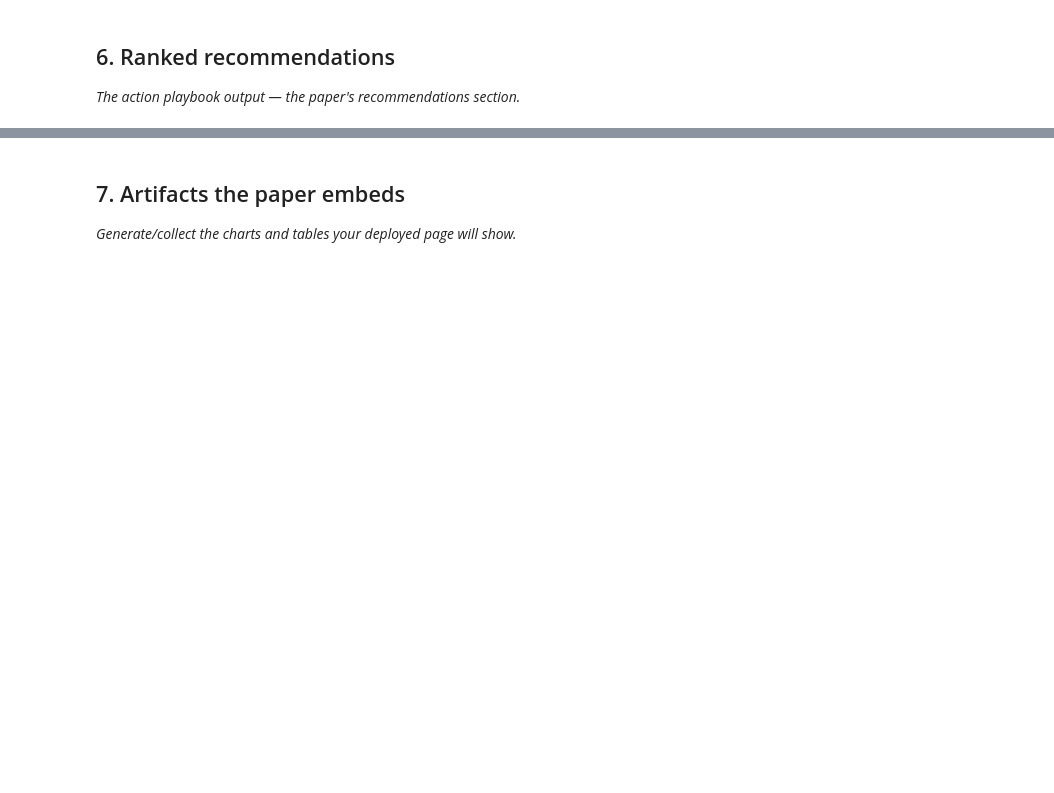
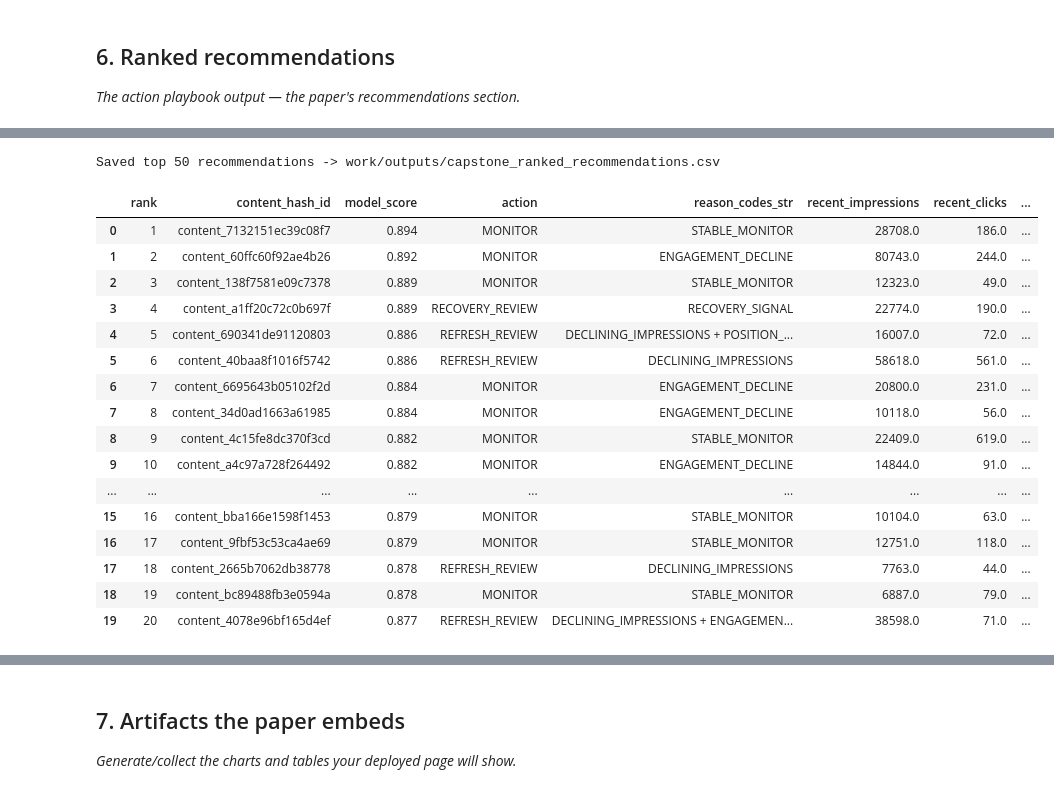
Before and after one commit to mukeshboolani786/flyrank-internship-ml, a Jupyter notebook: work/notebooks/capstone.ipynb, the cells around one changed output, grey strips where cells are left out. Saved outputs shown, nothing was run; the diff lists cells and outputs as text; code cells hidden in the pictures; blank space fills up the shorter version.

```diff
--- a/work/notebooks/capstone.ipynb
+++ b/work/notebooks/capstone.ipynb
@@ -28,0 +490,13 @@ This skeleton is yours to fill. Work the sections **in order** — each one has
+# %%
+from sklearn.ensemble import RandomForestClassifier
+from sklearn.metrics import average_precision_score
+import numpy as np
+
+train_df = eligible[eligible["split"] == "train"].dropna(subset=FEATURE_COLS).reset_index(drop=True)
+test_df  = eligible[eligible["split"] == "test"].dropna(subset=FEATURE_COLS).reset_index(drop=True)
+
+X_train, y_train = train_df[FEATURE_COLS], train_df["opportunity_label"]
+X_test,  y_test  = test_df[FEATURE_COLS],  test_df["opportunity_label"]
+
+print("Train rows:", len(train_df), " base rate:", round(y_train.mean(), 3))
+print("Test rows: ", len(test_df),  " base rate:", round(y_test.mean(), 3))
@@ -28,0 +583,14 @@ This skeleton is yours to fill. Work the sections **in order** — each one has
+# %%
+# --- Read the errors, don't just trust the score: show 3 concrete cases the model got wrong ---
+test_df = test_df.copy()
+test_df["model_score"] = model_test_score
+test_df["model_pred"]  = (model_test_score >= 0.5).astype(int)
+
+false_negatives = test_df[(test_df["opportunity_label"] == 1) & (test_df["model_pred"] == 0)]
+false_positives = test_df[(test_df["opportunity_label"] == 0) & (test_df["model_pred"] == 1)]
+
+print("False negatives (missed real declines):", len(false_negatives))
+print("False positives (flagged pages that didn't decline):", len(false_positives))
+cols_to_show = ["content_hash_id", "recent_impressions", "recent_clicks", "click_ratio_recent_prior",
+                 "position_change", "future_click_ratio", "model_score"]
+false_negatives[cols_to_show].head(3)
@@ -32,0 +727,32 @@ This skeleton is yours to fill. Work the sections **in order** — each one has
+# %%
+# --- Final ranked queue: Top 50 (or fewer if the eligible test population is smaller) ---
+TOP_N = min(50, len(test_df))
+ranked = test_df.sort_values("model_score", ascending=False).head(TOP_N).reset_index(drop=True)
+ranked.insert(0, "rank", range(1, len(ranked) + 1))
+
+RECOMMENDATION_COLS = ["rank", "content_hash_id", "model_score", "action", "reason_codes_str",
+                        "recent_impressions", "recent_clicks", "click_ratio_recent_prior", "position_change"]
+ranked_display = ranked[RECOMMENDATION_COLS].round(3)
+
+ranked_display.to_csv("work/outputs/capstone_ranked_recommendations.csv", index=False)
+print(f"Saved top {TOP_N} recommendations -> work/outputs/capstone_ranked_recommendations.csv")
+ranked_display.head(20)
+# %% [output]
+Saved top 50 recommendations -> work/outputs/capstone_ranked_recommendations.csv
+|  | rank | content_hash_id | model_score | action | reason_codes_str | recent_impressions | recent_clicks | ... |
+| 0 | 1 | content_7132151ec39c08f7 | 0.894 | MONITOR | STABLE_MONITOR | 28708.0 | 186.0 | ... |
+| 1 | 2 | content_60ffc60f92ae4b26 | 0.892 | MONITOR | ENGAGEMENT_DECLINE | 80743.0 | 244.0 | ... |
+| 2 | 3 | content_138f7581e09c7378 | 0.889 | MONITOR | STABLE_MONITOR | 12323.0 | 49.0 | ... |
+| 3 | 4 | content_a1ff20c72c0b697f | 0.889 | RECOVERY_REVIEW | RECOVERY_SIGNAL | 22774.0 | 190.0 | ... |
+| 4 | 5 | content_690341de91120803 | 0.886 | REFRESH_REVIEW | DECLINING_IMPRESSIONS + POSITION_... | 16007.0 | 72.0 | ... |
+| 5 | 6 | content_40baa8f1016f5742 | 0.886 | REFRESH_REVIEW | DECLINING_IMPRESSIONS | 58618.0 | 561.0 | ... |
+| 6 | 7 | content_6695643b05102f2d | 0.884 | MONITOR | ENGAGEMENT_DECLINE | 20800.0 | 231.0 | ... |
+| 7 | 8 | content_34d0ad1663a61985 | 0.884 | MONITOR | ENGAGEMENT_DECLINE | 10118.0 | 56.0 | ... |
+| 8 | 9 | content_4c15fe8dc370f3cd | 0.882 | MONITOR | STABLE_MONITOR | 22409.0 | 619.0 | ... |
+| 9 | 10 | content_a4c97a728f264492 | 0.882 | MONITOR | ENGAGEMENT_DECLINE | 14844.0 | 91.0 | ... |
+| ... | ... | ... | ... | ... | ... | ... | ... | ... |
+| 15 | 16 | content_bba166e1598f1453 | 0.879 | MONITOR | STABLE_MONITOR | 10104.0 | 63.0 | ... |
+| 16 | 17 | content_9fbf53c53ca4ae69 | 0.879 | MONITOR | STABLE_MONITOR | 12751.0 | 118.0 | ... |
+| 17 | 18 | content_2665b7062db38778 | 0.878 | REFRESH_REVIEW | DECLINING_IMPRESSIONS | 7763.0 | 44.0 | ... |
+| 18 | 19 | content_bc89488fb3e0594a | 0.878 | MONITOR | STABLE_MONITOR | 6887.0 | 79.0 | ... |
+| 19 | 20 | content_4078e96bf165d4ef | 0.877 | REFRESH_REVIEW | DECLINING_IMPRESSIONS + ENGAGEMEN... | 38598.0 | 71.0 | ... |
```
Also changed, not shown: parts of 38 cells of this notebook.
